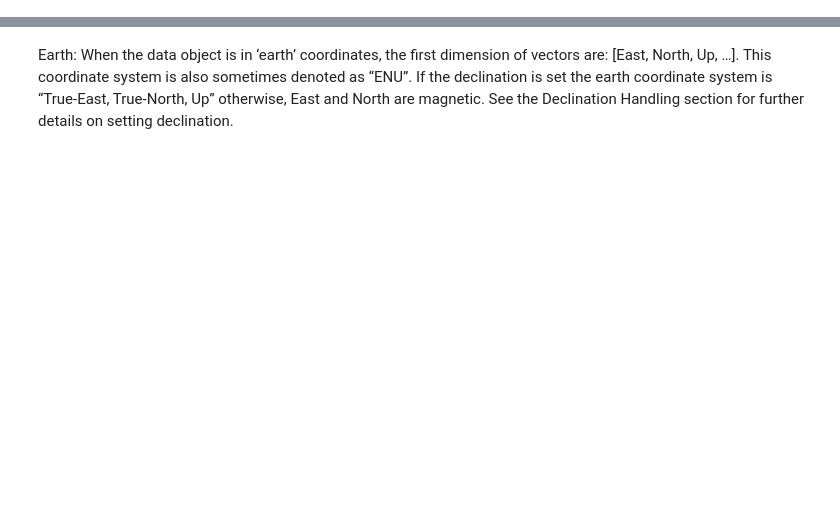
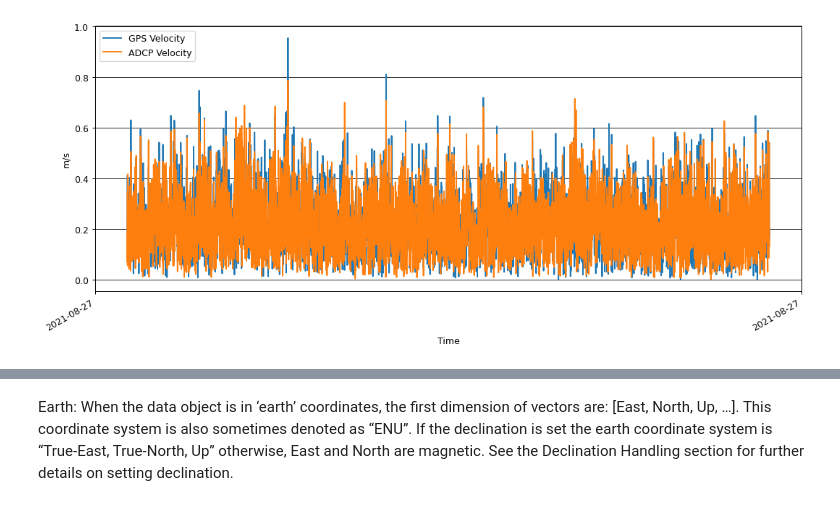
Before and after one commit to LewisDrysdale/autonaut-ADCP-data, a Jupyter notebook: read_raw_to_AD2CP.ipynb, the cells around one changed output, grey strips where cells are left out. Cells and saved outputs as stored; diff of their text form; code cells hidden in the pictures; blank space fills up the shorter version.

```diff
--- a/read_raw_to_AD2CP.ipynb
+++ b/read_raw_to_AD2CP.ipynb
@@ -51,6 +54,7 @@ VEast=[]
 VNorth=[]
 
 first = True
+xx=[1]
 
 for i,j in zip(fname,nmname):
         if i in ['c:/Users\\sa01ld\\OneDrive - SAMS\\Projects\\Autonaut-EE\\Non-Acoustic data\\process-raw\\zipped-files\\101512_20211008T190648UTC.AD2CP','c:/Users\\sa01ld\\OneDrive - SAMS\\Projects\\Autonaut-EE\\Non-Acoustic data\\process-raw\\zipped-files\\101512_20211008T130648UTC.AD2CP','c:/Users\\sa01ld\\OneDrive - SAMS\\Projects\\Autonaut-EE\\Non-Acoustic data\\process-raw\\zipped-files\\101512_20210805T010703UTC.AD2CP']:
@@ -60,25 +64,86 @@ for i,j in zip(fname,nmname):
 
         # read csv files and extract lat and long data
         bn = os.path.splitext(os.path.basename(i))[0] # unique file ID
-        csvpath=os.path.join(j,bn+'.csv')
-        df=pd.read_csv(csvpath) # nav data
+        print('Checking ' + bn)
+        if bn in ['101512_20210827T075107UTC']:
+            csvpath=os.path.join(j,bn+'.csv')
+            df=pd.read_csv(csvpath) # nav data
 
-        # GPS derived velocities
-        GPSEast.append(df.GPSEast.values)
-        GPSNorth.append(df.GPSNorth.values)
-        VEast.append(df.VEast.values)
-        VNorth.append(df.VNorth.values)
+            asv=np.square(df.GPSEast.values)+np.square(df.GPSNorth.values)
+            asv=np.sqrt(asv)
+
+            adcp=np.square(df.VEast.values)+np.square(df.VNorth.values)
+            adcp=np.sqrt(adcp)
+            time=df.Date_Time
+            timex = np.array(time, dtype='datetime64[s]')
+
+            if asv.any():
+                %matplotlib inline
+                fig, ax = plt.subplots(figsize=[14, 6], sharex=True, dpi=90)
+                plt.plot(timex,asv, label="GPS Velocity")
+                plt.plot(timex,adcp, label="ADCP Velocity")
+                plt.xlabel("Time")
+                plt.ylabel("m/s")
+                plt.legend(loc='upper left')
+                plt.gca().xaxis.set_major_locator(mdates.DayLocator(interval=1000))
+                plt.grid(visible='True', which='major', axis='both', c='black',alpha=0.8)
+                fig.autofmt_xdate()
+                figfile=os.path.join('figures/' +'gps_speed_vs_adcp_speed_processed'+ bn + '.png')
+                fig.savefig(figfile, dpi=100, facecolor='white')
+                plt.show()
+
+            # GPS derived velocities
+            GPSEast.append(df.GPSEast.values)
+            GPSNorth.append(df.GPSNorth.values)
+            VEast.append(df.VEast.values)
+            VNorth.append(df.VNorth.values)
 
 
-        da = dlfn.read(i) # adcp data
-        # rotate to earth coordinates
-        dlfn.rotate2(da, 'earth', inplace=True)
-        # merge the ADCP dat sets
-        if first:
-            first = False
-            ds=da
-        else:
-            ds=xr.merge([ds,da])
+            da = dlfn.read(i) # adcp data
+            # rotate to earth coordinates
+            da = dlfn.rotate2(da, 'earth', inplace=True)
 
-VEast=np.concatenate(VEast)
+            # surface current values
+            dv_east=np.mean(da.vel.sel(dir='E', range=slice(0,70)).values,axis=0)
+            dv_north=np.mean(da.vel.sel(dir='N', range=slice(0,70)).values,axis=0)
+            dv_time=da.time.values+3600
+            dv_time = np.array(dv_time, dtype='datetime64[s]')
+
+            # try and filter the signal
+            cutoff_freq
+            normalized_cutoff_freq = 2 * cutoff_freq / sampling_freq
+
+            # try integrate the values for a depth average
+#             z=da.range.values
+#             dz=diff(z)
+
+
+            ev=np.square(dv_east)+np.square(dv_north)
+            ev=np.sqrt(ev)
+
+            if dv_east.any():
+                %matplotlib inline
+                fig, ax = plt.subplots(figsize=[14, 6], sharex=True, dpi=90)
+                plt.plot(timex,asv, label="GPS Velocity")
+                plt.plot(dv_time,ev, label="earth-rotated ADCP Velocity")
+                plt.xlabel("Time")
+                plt.ylabel("m/s")
+                plt.legend(loc='upper left')
+                plt.grid(visible='True', which='major', axis='both', c='black',alpha=0.8)
+                fig.autofmt_xdate()
+#                 ax.set_xlim([datetime.date(2021, 8, 27), datetime.date(2021, 8, 28)])
+                figfile=os.path.join('figures/' +'gps_speed_vs_earth-rotated-adcp_speed_processed'+ bn + '.png')
+                fig.savefig(figfile, dpi=100, facecolor='white')
+                plt.show()
+
+            # merge the ADCP dat sets
+            if first:
+                first = False
+                ds=da
+            else:
+                ds=xr.merge([ds,da])
+
+# VEast=np.concatenate(VEast)
+# GPSEast=np.concatenate(GPSEast)
+# GPSNorth=np.concatenate(GPSNorth)
 # %% [output]
@@ -101,0 +167 @@ Reading file c:/Users\sa01ld\OneDrive - SAMS\Projects\Autonaut-EE\Non-Acoustic d
+[figure, added]
```
Also changed, not shown: parts of 9 cells of this notebook, 38 other files.
